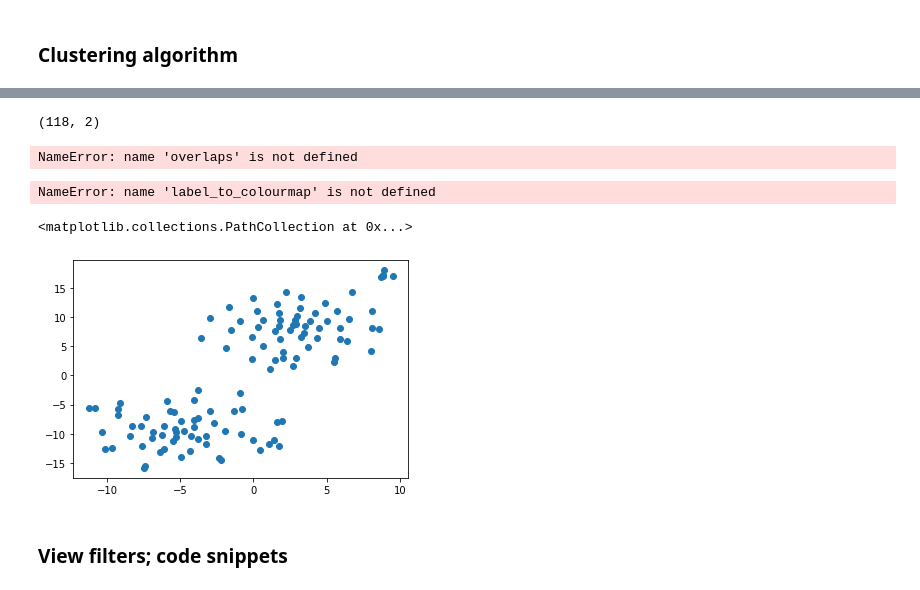
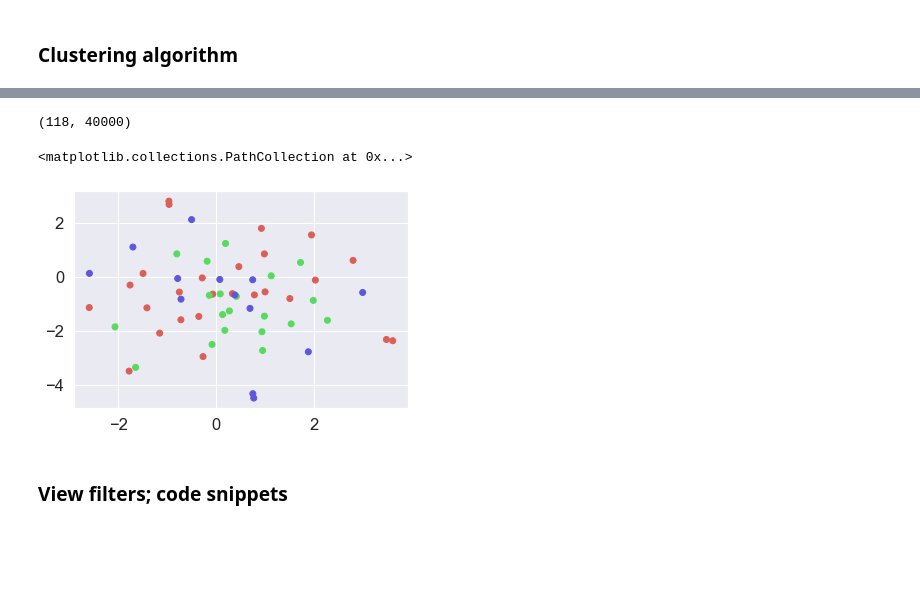
Before and after one commit to leonore/deep-learning-for-immune-cells, a Jupyter notebook: src/cell_autoencoder.ipynb, the cells around one changed output, grey strips where cells are left out. Saved outputs shown, nothing was run; the diff lists cells and outputs as text; code cells hidden in the pictures; blank space fills up the shorter version.

```diff
--- a/src/cell_autoencoder.ipynb
+++ b/src/cell_autoencoder.ipynb
@@ -178,27 +233,14 @@ def calculate_overlap(imgs, labels):
         tcell = imgs[idx]
         dcell = imgs[idx+1]
         o = reshape(np.abs(dcell-tcell))
+        #o = np.abs(dcell-tcell)
         overlaps[y] = o
         overlap_labels.append(labels[y])
         idx += 2
         y += 1
     return overlaps, overlap_labels
 
-x_overlap, y_overlap = calculate_overlap(x_train, y_train)
-
-def label_to_colourmap(labels):
-    lmap = {}
-    for label in labels:
-        print(label)
-        if label in [1, 2, 3, 4, 5, 6, 7, 8, 12, 24]:
-            print("black")
-            lmap[label] = 'b'
-        elif label in [9, 10, 11, 13, 14, 15, 23]:
-            lmap[label] = 'y'
-        elif label in [16, 17, 18, 19, 20, 21, 22]:
-            lmap[label] = 'r'
-        else:
-            lmap[label] = 'k'
-    return lmap
+x_overlap, y_overlap = calculate_overlap(encoded_imgs, y_test)
+overlap, _ = calculate_overlap(x_test, y_test)
 # %% [markdown]
 ### Clustering algorithm
@@ -257,20 +251,28 @@ clusters = tsne.fit_transform(encoded_imgs)
 # %%
-clusters.shape
+encoded_imgs.shape
 # %% [output]
-(118, 2)
+(118, 40000)
-# %%
-overlaps.shape
-# %% [output]
-NameError: name 'overlaps' is not defined
-# %%
-lmap = label_to_colourmap()
-# %% [output]
-NameError: name 'label_to_colourmap' is not defined
-# %%
-plt.scatter(clusters[:,0], clusters[:,1])
-# %% [output]
-<matplotlib.collections.PathCollection at 0x...>
-[figure, removed]
+# %%
+# https://www.datacamp.com/community/tutorials/introduction-t-sne
+from sklearn.manifold import TSNE
+
+tsne = TSNE(perplexity=5, early_exaggeration=12.0, learning_rate=10)
+clusters = tsne.fit_transform(x_overlap)
+
+import seaborn as sns
+sns.set_style('darkgrid')
+sns.set_palette('muted')
+sns.set_context("notebook", font_scale=1.5,
+                rc={"lines.linewidth": 2.5})
+
+# choose a colour palette with seaborn
+num_classes = len(np.unique(y_overlap))
+palette = np.array(sns.color_palette("hls", num_classes))
+
+plt.scatter(clusters[:,0], clusters[:,1], c=palette[y_overlap])
+# %% [output]
+<matplotlib.collections.PathCollection at 0x...>
+[figure, added]
 # %% [markdown]
 ### View filters; code snippets
 # %%
```
Also changed, not shown: parts of 19 cells of this notebook, 1 other file.
